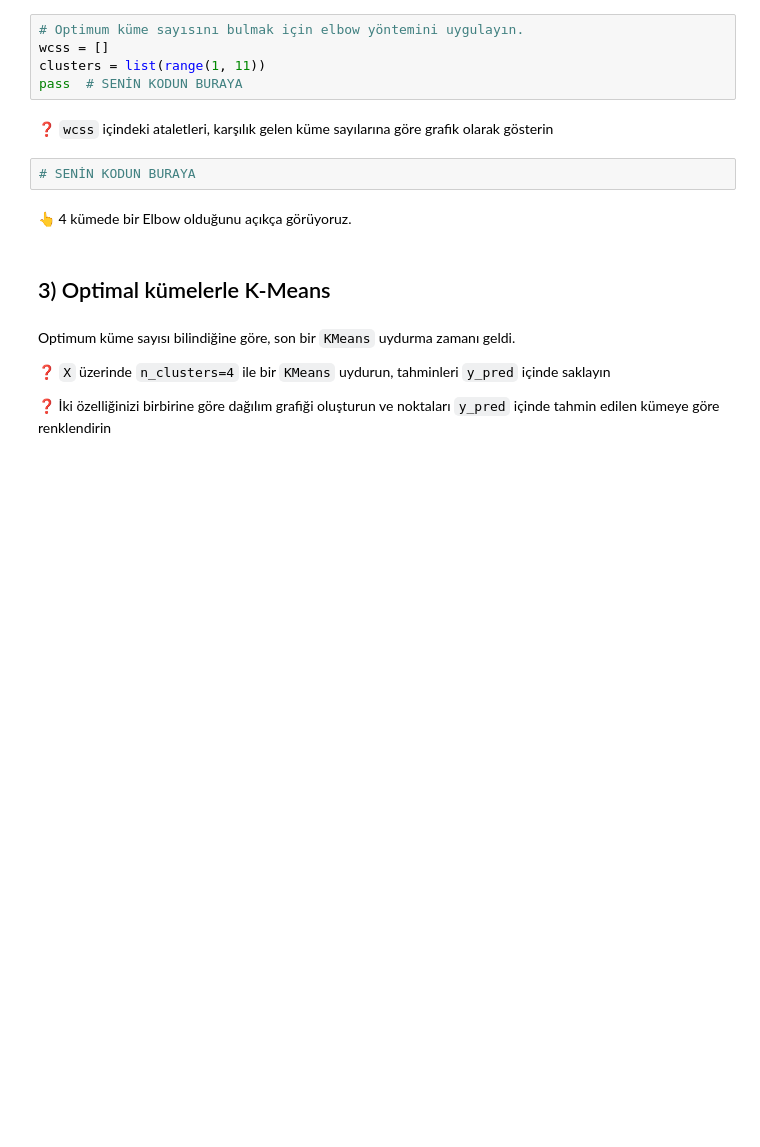
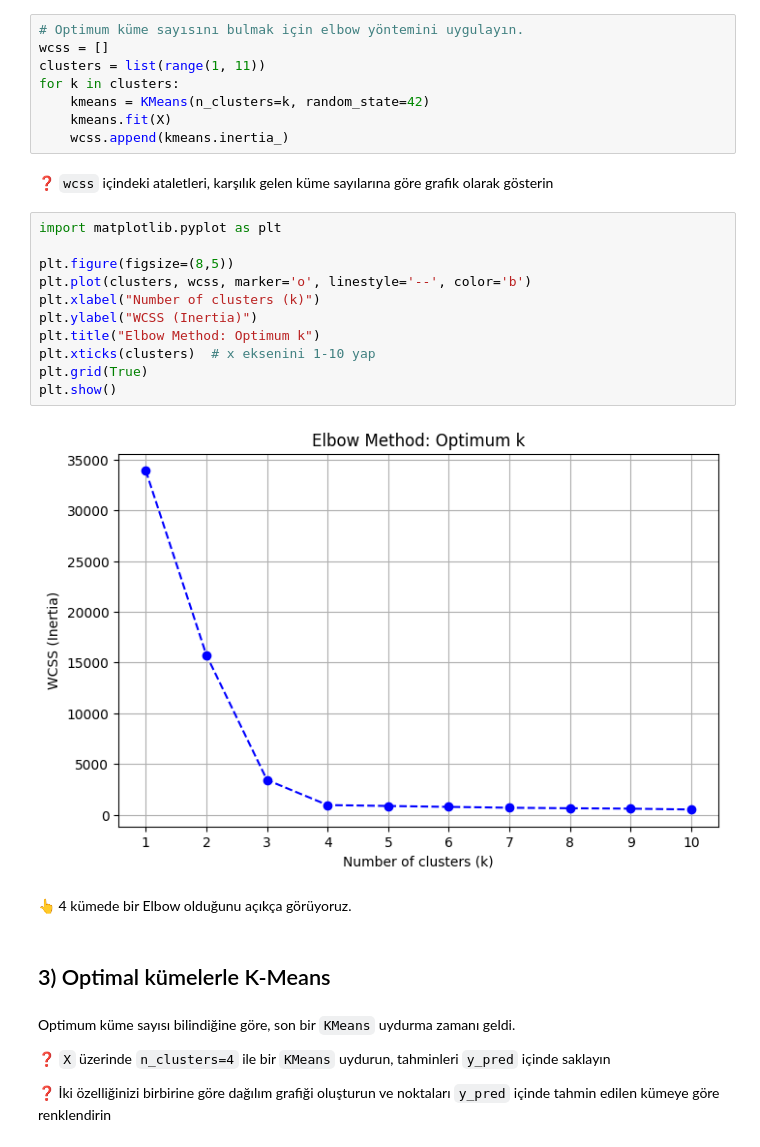
Before and after one commit to melis-gezer/S17D3-S-data-image-compressor, a Jupyter notebook: warmup_k_means.ipynb, the cells around one changed output. Cells and saved outputs as stored; diff of their text form; blank space fills up the shorter version.

```diff
--- a/warmup_k_means.ipynb
+++ b/warmup_k_means.ipynb
@@ -157,11 +157,25 @@ Bunu yaparak sezgisel bir fikir edinebiliriz! ⚙️🧠
 # Optimum küme sayısını bulmak için elbow yöntemini uygulayın.
 wcss = []
 clusters = list(range(1, 11))
-pass  # SENİN KODUN BURAYA
+for k in clusters:
+    kmeans = KMeans(n_clusters=k, random_state=42)
+    kmeans.fit(X)
+    wcss.append(kmeans.inertia_)
 # %% [markdown]
 ❓  `wcss` içindeki ataletleri, karşılık gelen küme sayılarına göre grafik olarak gösterin
-# %%
-# SENİN KODUN BURAYA
+# %%
+import matplotlib.pyplot as plt
+
+plt.figure(figsize=(8,5))
+plt.plot(clusters, wcss, marker='o', linestyle='--', color='b')
+plt.xlabel("Number of clusters (k)")
+plt.ylabel("WCSS (Inertia)")
+plt.title("Elbow Method: Optimum k")
+plt.xticks(clusters)  # x eksenini 1-10 yap
+plt.grid(True)
+plt.show()
+# %% [output]
+[figure, added]
 # %% [markdown]
 👆 4 kümede bir Elbow olduğunu açıkça görüyoruz.
 # %% [markdown]
```
Also changed, not shown: parts of 3 cells of this notebook, 1 other file.
